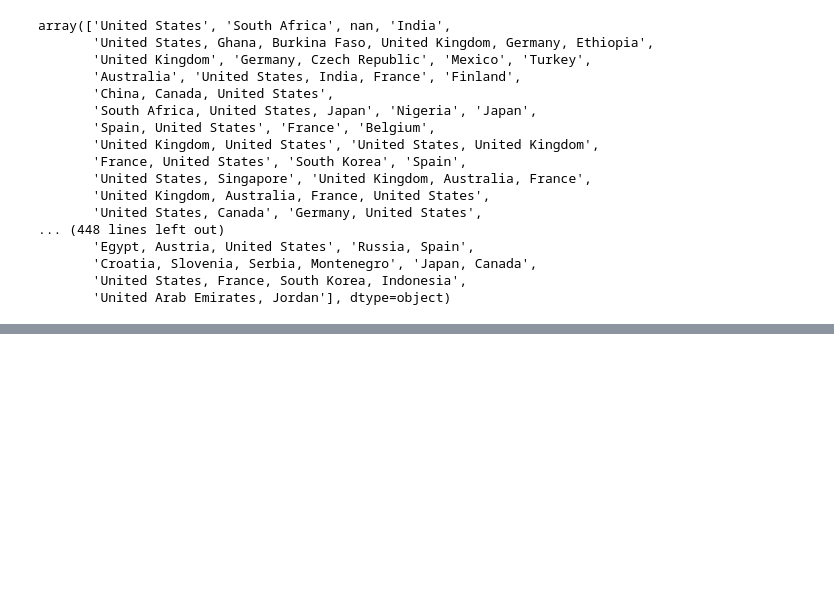
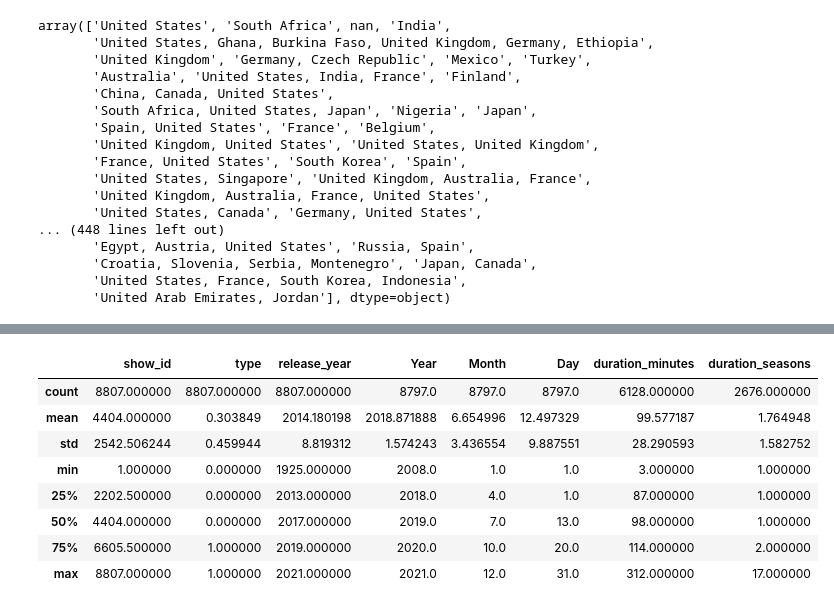
Before and after one commit to Onix284/Exploratory-Data-Analysis, a Jupyter notebook: MoviesEDA.ipynb, the cells around one changed output, grey strips where cells are left out. Cells and saved outputs as stored; diff of their text form; code cells hidden in the pictures; blank space fills up the shorter version.

```diff
--- a/MoviesEDA.ipynb
+++ b/MoviesEDA.ipynb
@@ -138,0 +204,12 @@ df['date_added'] = pd.to_datetime(df['date_added'])
+# %%
+df.describe()
+# %% [output]
+|  | show_id | type | release_year | Year | Month | Day | duration_minutes | duration_seasons |
+| count | 8807.000000 | 8807.000000 | 8807.000000 | 8797.0 | 8797.0 | 8797.0 | 6128.000000 | 2676.000000 |
+| mean | 4404.000000 | 0.303849 | 2014.180198 | 2018.871888 | 6.654996 | 12.497329 | 99.577187 | 1.764948 |
+| std | 2542.506244 | 0.459944 | 8.819312 | 1.574243 | 3.436554 | 9.887551 | 28.290593 | 1.582752 |
+| min | 1.000000 | 0.000000 | 1925.000000 | 2008.0 | 1.0 | 1.0 | 3.000000 | 1.000000 |
+| 25% | 2202.500000 | 0.000000 | 2013.000000 | 2018.0 | 4.0 | 1.0 | 87.000000 | 1.000000 |
+| 50% | 4404.000000 | 0.000000 | 2017.000000 | 2019.0 | 7.0 | 13.0 | 98.000000 | 1.000000 |
+| 75% | 6605.500000 | 1.000000 | 2019.000000 | 2020.0 | 10.0 | 20.0 | 114.000000 | 2.000000 |
+| max | 8807.000000 | 1.000000 | 2021.000000 | 2021.0 | 12.0 | 31.0 | 312.000000 | 17.000000 |
```
Also changed, not shown: parts of 14 cells of this notebook.
